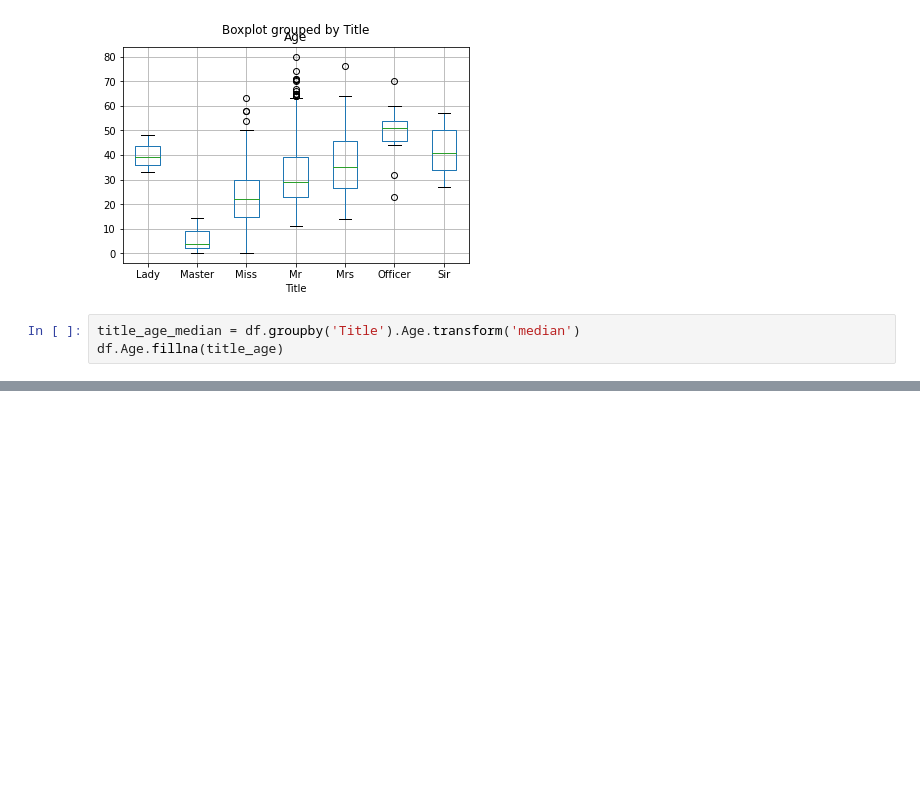
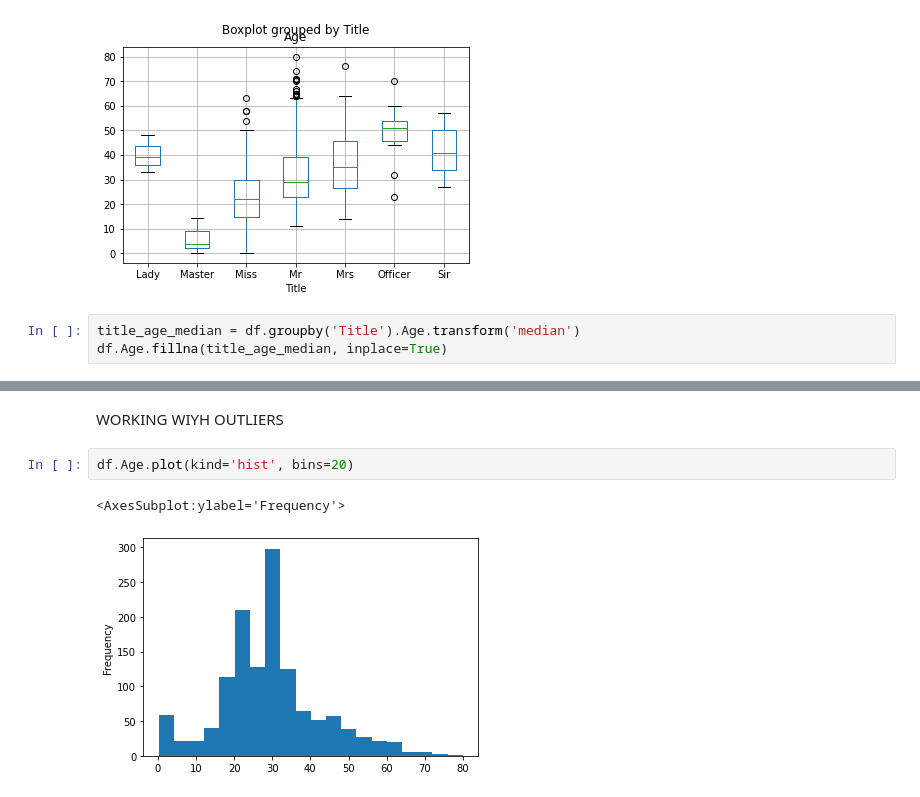
Before and after one commit to gbolahanolumade/Visual, a Jupyter notebook: Visual.ipynb, the cells around one changed output, grey strips where cells are left out. Drawn from its saved outputs; the diff is of its cells as text; blank space fills up the shorter version.

Commit message:
Outliers

```diff
--- a/Visual.ipynb
+++ b/Visual.ipynb
@@ -655,4 +655,4 @@ df[df.Age.notnull()].boxplot('Age','Title')
 [figure]
 # %%
 title_age_median = df.groupby('Title').Age.transform('median')
-df.Age.fillna(title_age)
+df.Age.fillna(title_age_median, inplace=True)
@@ -658,0 +682,7 @@ df.Age.fillna(title_age)
+# %% [markdown]
+WORKING WIYH OUTLIERS
+# %%
+df.Age.plot(kind='hist', bins=20)
+# %% [output]
+<AxesSubplot:ylabel='Frequency'>
+[figure, added]
```
Also changed, not shown: parts of 7 cells of this notebook.
